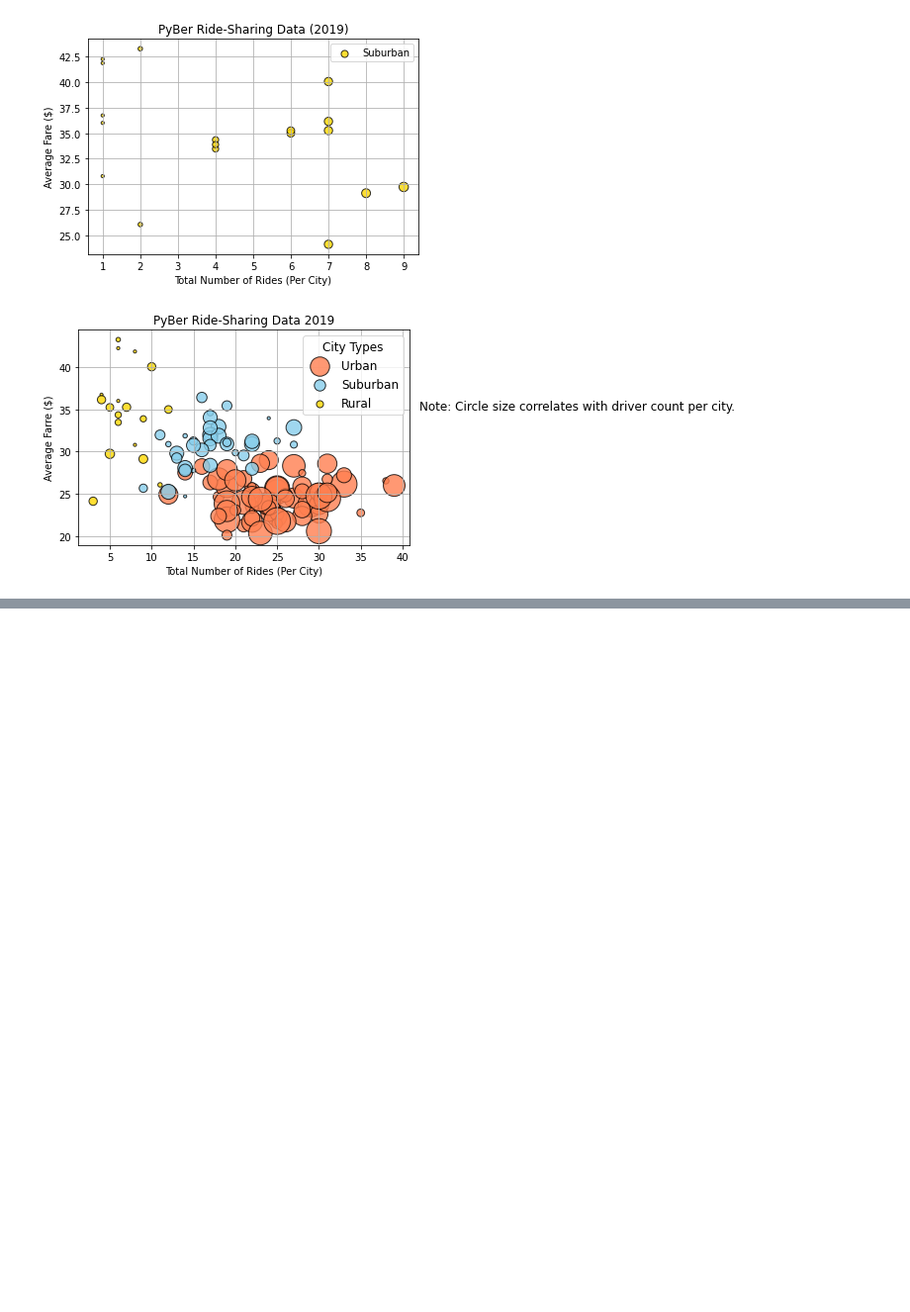
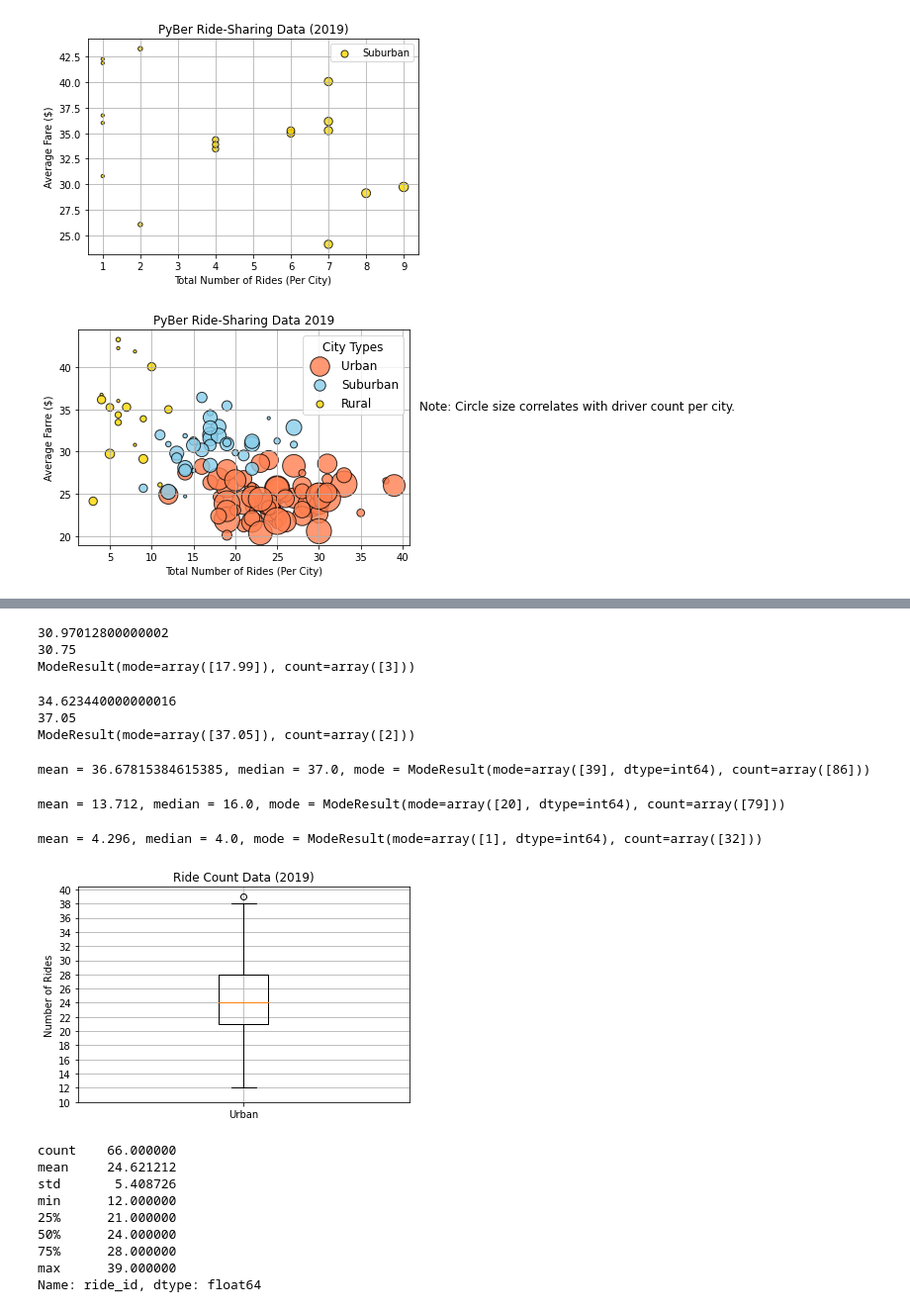
Before and after one commit to rmckinno/PyBer_Analysis, a Jupyter notebook: PyBer.ipynb, the cells around one changed output, grey strips where cells are left out. Shown at 99% size. Cells and saved outputs as stored; diff of their text form; code cells hidden in the pictures; blank space fills up the shorter version.

Commit message:
Adding driver, ride, and fare count Figs and script

```diff
--- a/PyBer.ipynb
+++ b/PyBer.ipynb
@@ -339,0 +527,72 @@ plt.show()
+# %%
+suburban_fares = suburban_cities_df["fare"]
+print(suburban_fares.mean())
+
+print(suburban_fares.median())
+
+print(sts.mode(suburban_fares))
+# %% [output]
+30.97012800000002
+30.75
+ModeResult(mode=array([17.99]), count=array([3]))
+# %%
+rural_fares = rural_cities_df["fare"]
+print(rural_fares.mean())
+print(rural_fares.median())
+print(sts.mode(rural_fares))
+# %% [output]
+34.623440000000016
+37.05
+ModeResult(mode=array([37.05]), count=array([2]))
+# %%
+# Get the driver count data from the urban cities.
+urban_drivers = urban_cities_df['driver_count']
+urban_drivers.head()
+mean_urban_drivers = np.mean(urban_drivers)
+median_urban_drivers = np.median(urban_drivers)
+mode_urban_drivers = sts.mode(urban_drivers)
+print(f"mean = {mean_urban_drivers}, median = {median_urban_drivers}, mode = {mode_urban_drivers}")
+# %% [output]
+mean = 36.67815384615385, median = 37.0, mode = ModeResult(mode=array([39], dtype=int64), count=array([86]))
+# %%
+# Driver count from surburban and rural cities
+suburban_drivers = suburban_cities_df["driver_count"]
+suburban_drivers.head()
+mean_suburban_drivers = np.mean(suburban_drivers)
+median_suburban_drivers = np.median(suburban_drivers)
+mode_suburban_drivers = sts.mode(suburban_drivers)
+print(f"mean = {mean_suburban_drivers}, median = {median_suburban_drivers}, mode = {mode_suburban_drivers}")
+# %% [output]
+mean = 13.712, median = 16.0, mode = ModeResult(mode=array([20], dtype=int64), count=array([79]))
+# %%
+rural_drivers = rural_cities_df["driver_count"]
+rural_drivers.head()
+mean_rural_drivers = np.mean(rural_drivers)
+median_rural_drivers = np.median(rural_drivers)
+mode_rural_drivers = sts.mode(rural_drivers)
+print(f"mean = {mean_rural_drivers}, median = {median_rural_drivers}, mode = {mode_rural_drivers}")
+# %% [output]
+mean = 4.296, median = 4.0, mode = ModeResult(mode=array([1], dtype=int64), count=array([32]))
+# %%
+# Create box and whiskers plot for urban cities ride count
+x_labels = ["Urban"]
+fig, ax = plt.subplots()
+ax.boxplot(urban_ride_count, labels=x_labels)
+# Add the title, y-axis label and grid.
+ax.set_title('Ride Count Data (2019)')
+ax.set_ylabel('Number of Rides')
+ax.set_yticks(np.arange(10, 41, step=2.0))
+ax.grid()
+plt.show()
+urban_ride_count.describe()
+# %% [output]
+[figure, added]
+count    66.000000
+mean     24.621212
+std       5.408726
+min      12.000000
+25%      21.000000
+50%      24.000000
+75%      28.000000
+max      39.000000
+Name: ride_id, dtype: float64
```
Also changed, not shown: parts of 31 cells of this notebook, 3 other files.
